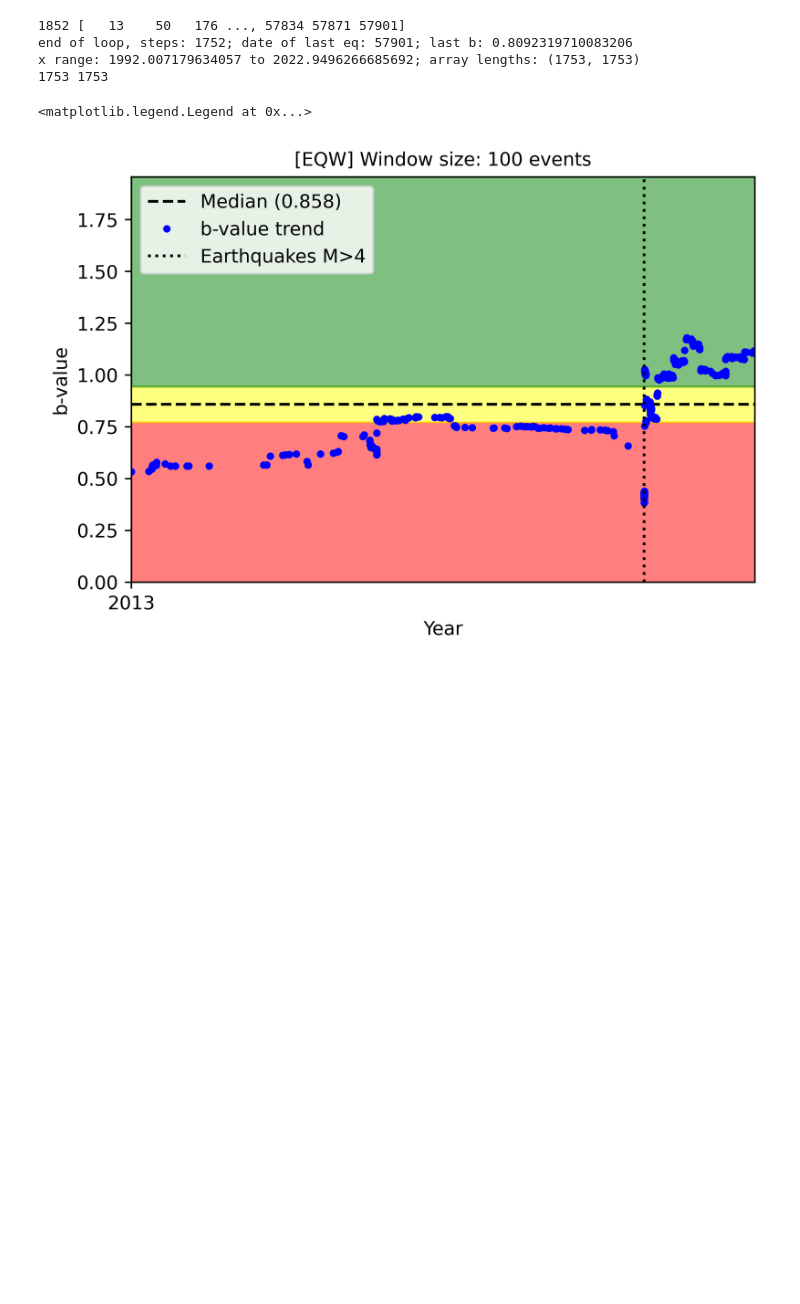
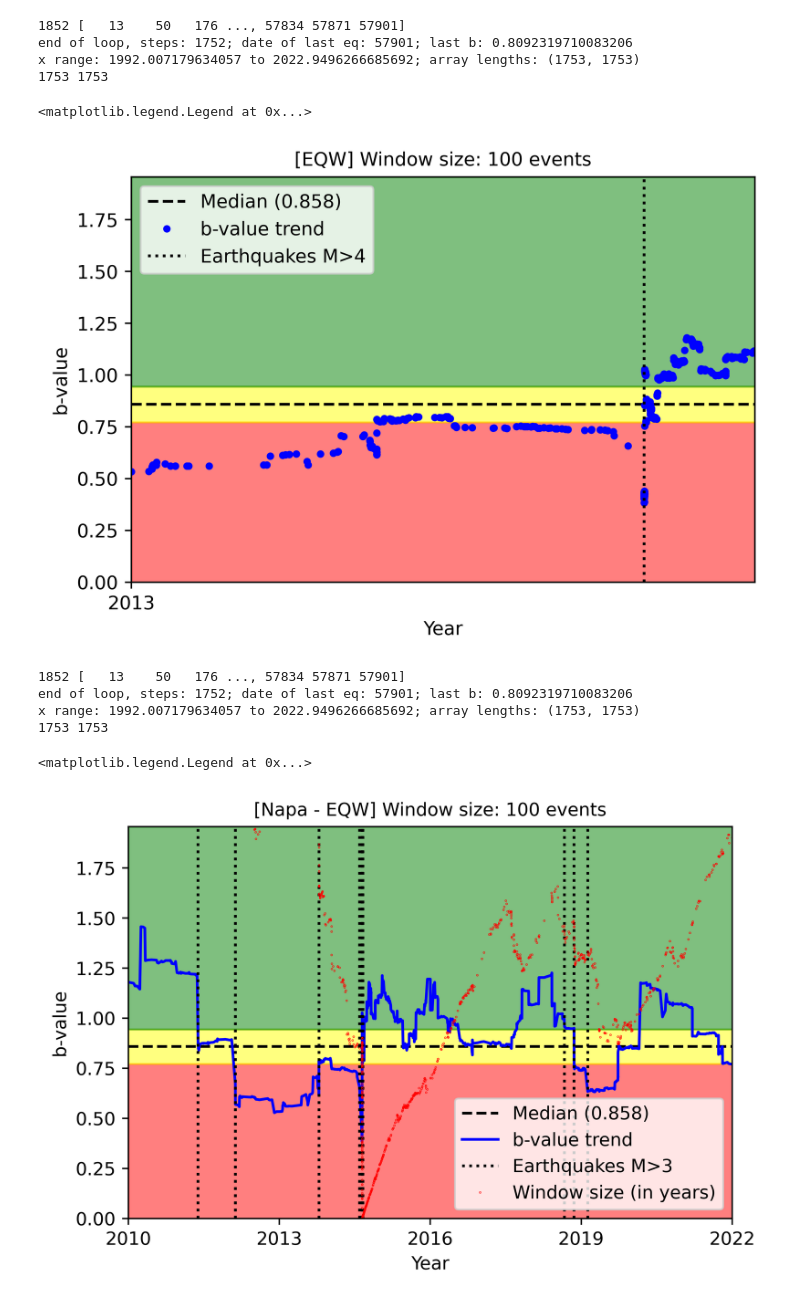
Before and after one commit to yair-franco/traffic_light_project, a Jupyter notebook: TLP_Yair_Local_EQWindow.ipynb, the cells around one changed output. Saved outputs shown, nothing was run; the diff lists cells and outputs as text; code cells hidden in the pictures; blank space fills up the shorter version.

Commit message:
added eqw + window time length to graphs
also experimenting with mag removal

```diff
--- a/TLP_Yair_Local_EQWindow.ipynb
+++ b/TLP_Yair_Local_EQWindow.ipynb
@@ -306,7 +306,7 @@ def addbVal_slide(arrayName,bval,dates,firstEQ=0,lastEQ=1,plot=0): #adds b value
         #arbitrary range for colors for now, need to read up more on how to choose these.
 
         plt.axhline(y = bMed, color = 'black', linestyle = '--',label=f"Median ({np.around(bMed,3)})")
-        plt.plot(x,arrayName,'b:',label="b-value trend")
+        plt.plot(x,arrayName,'b-',label="b-value trend")
         #plt.plot(x,a*x+b,'r',label=f"Best fit line")
 
         plt.xlabel(f"Year")
@@ -582,6 +582,7 @@ x range: 2009.7121944767885 to 2022.9496266685692; array lengths: (4865, 4865)
 # %%
 slide = []
 bDates = []
+ewLens = []
 
 timeStart = np.min(time_year)
 timeEnd = np.max(time_year) #or custom decimal year dates
@@ -614,6 +615,8 @@ for i in range(len(index)):
     bEW = calc_Mc_b(mag[ew])[2]
     addbVal_slide(slide,bEW,bDates)
 
+    ewLens.append((np.max(time_year[ew])-np.min(time_year[ew])))
+
     #print(f"stop params timeEnd {timeEnd}  ewEnd {ewEnd} ..... try {ew[-1]}, {np.max(index)} arr lengths {len(slide),len(bDates)}")
 
     if ew[-1] >= max(index):
@@ -642,3 +645,62 @@ x range: 1992.007179634057 to 2022.9496266685692; array lengths: (1753, 1753)
 1753 1753
 <matplotlib.legend.Legend at 0x...>
 [figure]
+# %%
+slide = []
+bDates = []
+ewLens = []
+
+timeStart = np.min(time_year)
+timeEnd = np.max(time_year) #or custom decimal year dates
+timeTotal = timeEnd - timeStart
+
+areaParams = (dist_along_proj<70)&(dist_along_proj>0)&(dist_norm_proj<5)&(dist_norm_proj>-5)
+timeParams = (time_year>timeStart)&(time_year<timeEnd)
+
+bigMag = 3
+
+data = np.where(areaParams&timeParams)
+#data = np.where(timeParams&areaParams&(mag<=bigMag))
+index = data[0]
+print(len(index),index)
+
+ewSize = 100 #number of eqs per window
+
+for i in range(len(index)):
+
+    ew = index[i:i+ewSize] # filter 'ew' by 'wParams'
+    ewEnd = time_year[ew][-1]
+    bDates.append(time_year[ew[-1]]) # append last event date in 'ew'. Provided by ChatGPT
+
+    bEW = calc_Mc_b(mag[ew])[2]
+    addbVal_slide(slide,bEW,bDates)
+
+    ewLens.append((np.max(time_year[ew])-np.min(time_year[ew])))
+
+    if ew[-1] >= max(index):
+        print(f"end of loop, steps: {i}; date of last eq: {ew[-1]}; last b: {bEW}")
+        xMin = np.min(bDates)
+        xMax = np.max(bDates)
+        print(f"x range: {xMin} to {xMax}; array lengths: {len(slide),len(bDates)}")
+        addbVal_slide(slide,bEW,bDates,xMin,xMax,1)
+        break
+
+bigEqs = np.where(areaParams&timeParams&(mag>bigMag))
+bigDates = time_year[bigEqs]
+
+for x in bigDates:
+    if x == min(bigDates):
+        plt.axvline(x, color='black', linestyle=':',label=f'Earthquakes M>{bigMag}')
+    plt.axvline(x, color='black', linestyle=':')
+
+plt.plot(bDates,ewLens,"r.",markersize=0.5,label="Window size (in years)")
+plt.title(f"[Napa - EQW] Window size: {ewSize} events",fontsize=10)
+plt.xlim(2010,2022)
+plt.legend()
+# %% [output]
+1852 [   13    50   176 ..., 57834 57871 57901]
+end of loop, steps: 1752; date of last eq: 57901; last b: 0.8092319710083206
+x range: 1992.007179634057 to 2022.9496266685692; array lengths: (1753, 1753)
+1753 1753
+<matplotlib.legend.Legend at 0x...>
+[figure, added]
```
Also changed, not shown: 1 other file.
